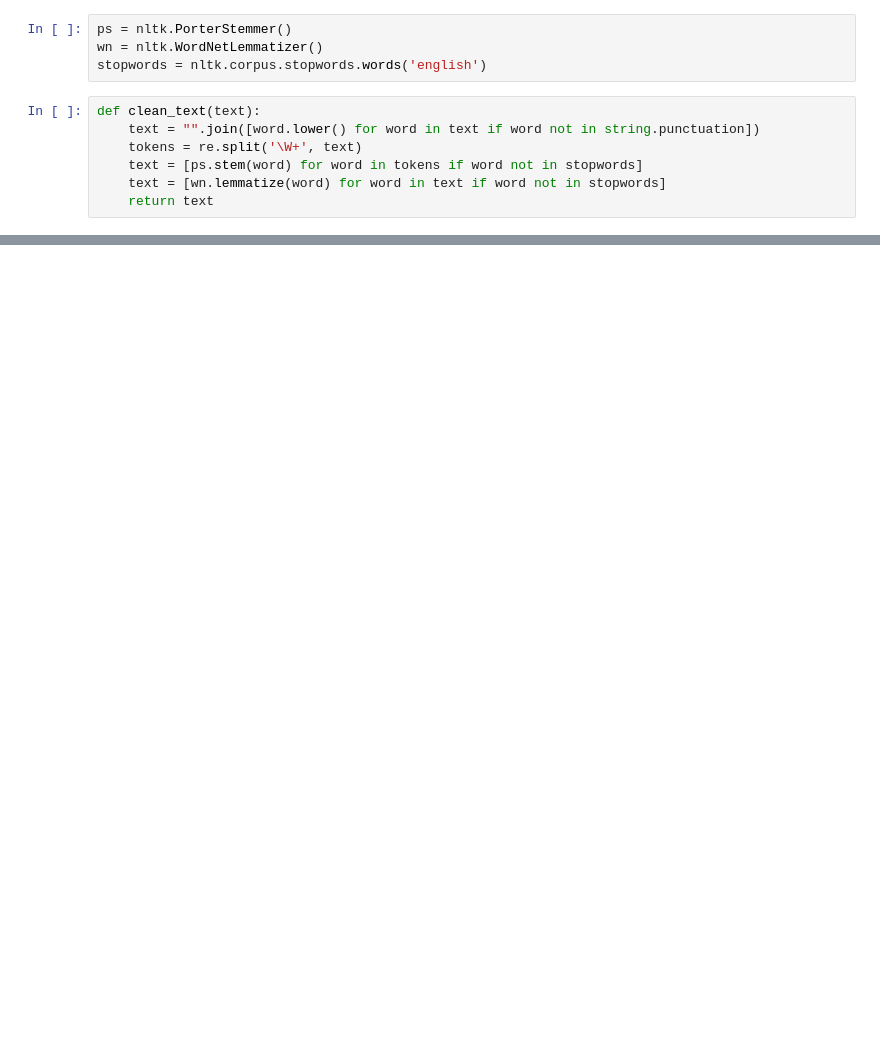
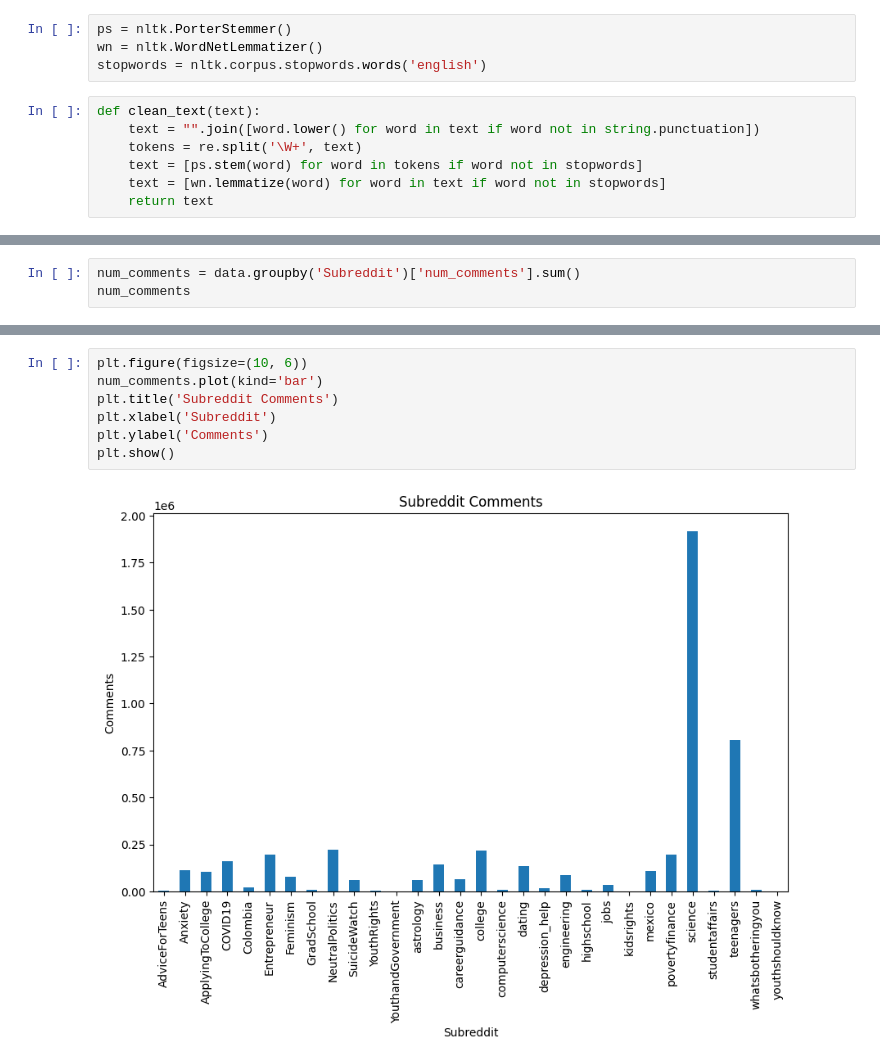
Before and after one commit to aryanrada/Analyze-Qualitative-Data-using-AI, a Jupyter notebook: analysis.ipynb, the cells around one changed output, grey strips where cells are left out. Drawn from its saved outputs; the diff is of its cells as text; blank space fills up the shorter version.

```diff
--- a/analysis.ipynb
+++ b/analysis.ipynb
@@ -129,0 +168,3 @@ TypeError: 'float' object is not iterable
+# %%
+num_comments = data.groupby('Subreddit')['num_comments'].sum()
+num_comments
@@ -129,0 +189,9 @@ TypeError: 'float' object is not iterable
+# %%
+plt.figure(figsize=(10, 6))
+num_comments.plot(kind='bar')
+plt.title('Subreddit Comments')
+plt.xlabel('Subreddit')
+plt.ylabel('Comments')
+plt.show()
+# %% [output]
+[figure, added]
```
Also changed, not shown: parts of 14 cells of this notebook.
